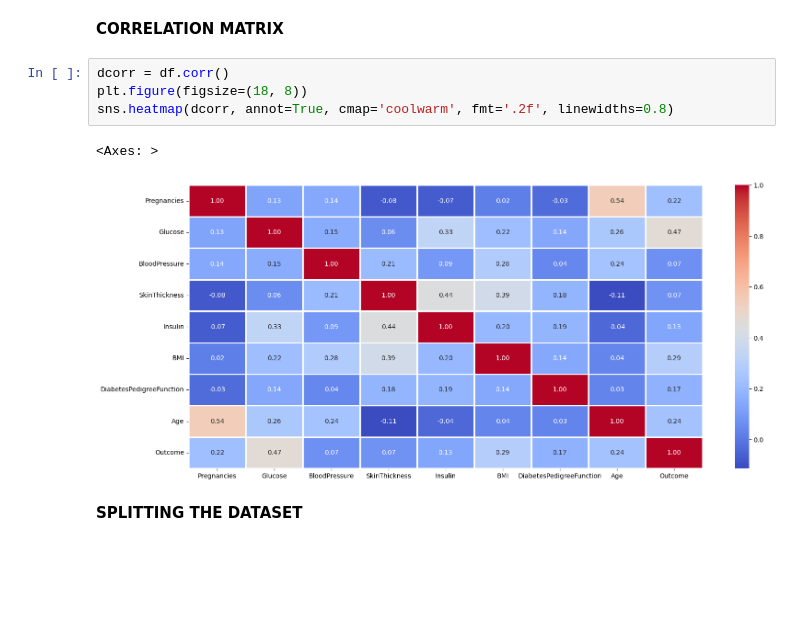
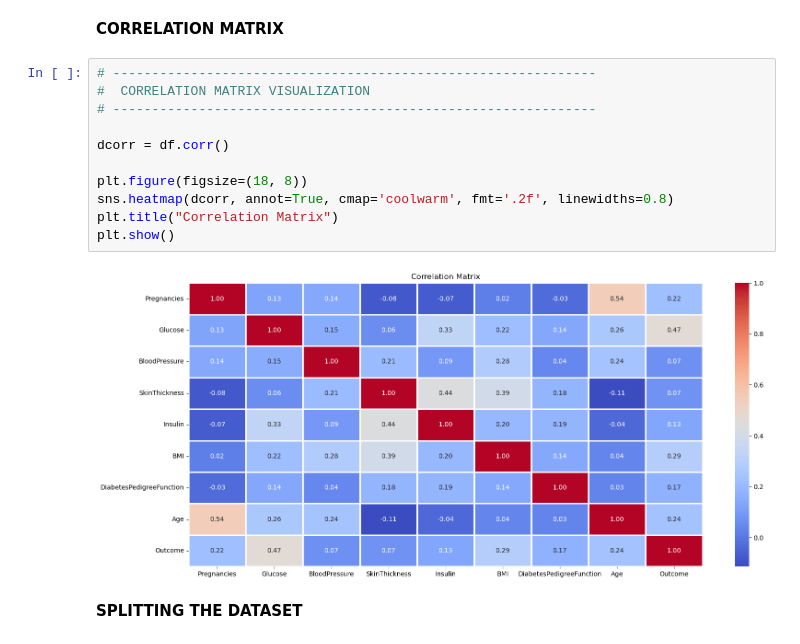
Before and after one commit to bjorn-sys/Diabetes_Disease_Prediction, a Jupyter notebook: diabetes_prediction1.ipynb, the cells around one changed output. Saved outputs shown, nothing was run; the diff lists cells and outputs as text; blank space fills up the shorter version.

```diff
--- a/diabetes_prediction1.ipynb
+++ b/diabetes_prediction1.ipynb
@@ -75,12 +190,18 @@ Name: proportion, dtype: float64
 # %% [markdown]
 **CORRELATION MATRIX**
 # %%
+# --------------------------------------------------------------
+#  CORRELATION MATRIX VISUALIZATION
+# --------------------------------------------------------------
+
 dcorr = df.corr()
+
 plt.figure(figsize=(18, 8))
 sns.heatmap(dcorr, annot=True, cmap='coolwarm', fmt='.2f', linewidths=0.8)
+plt.title("Correlation Matrix")
+plt.show()
 # %% [output]
-<Axes: >
-[figure, old version]
+[figure, new version]
 # %% [markdown]
 **SPLITTING THE DATASET**
 # %%
```
Also changed, not shown: parts of 25 cells of this notebook.
